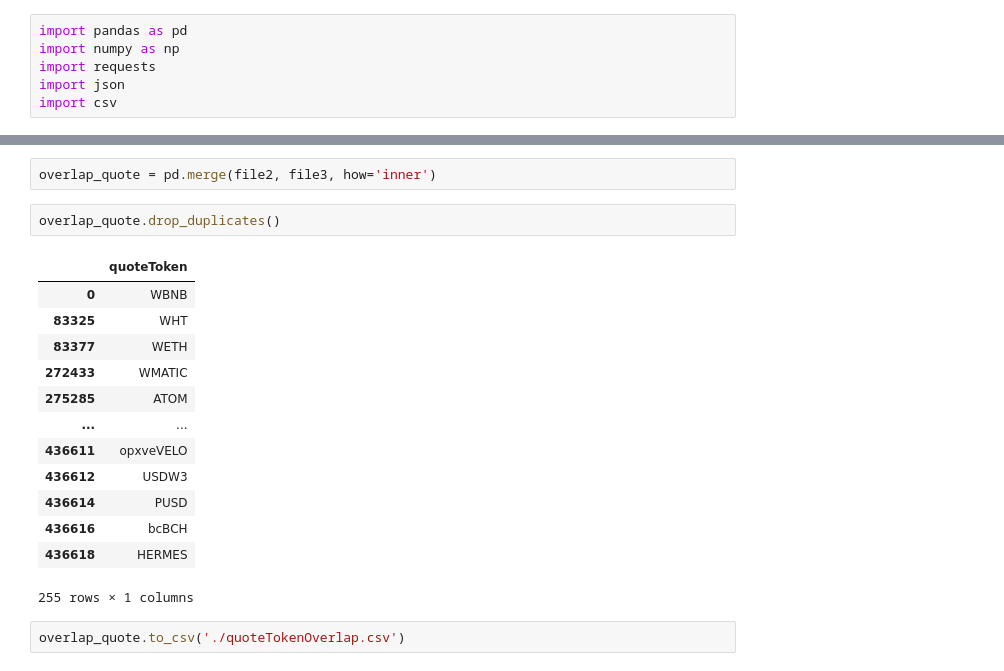
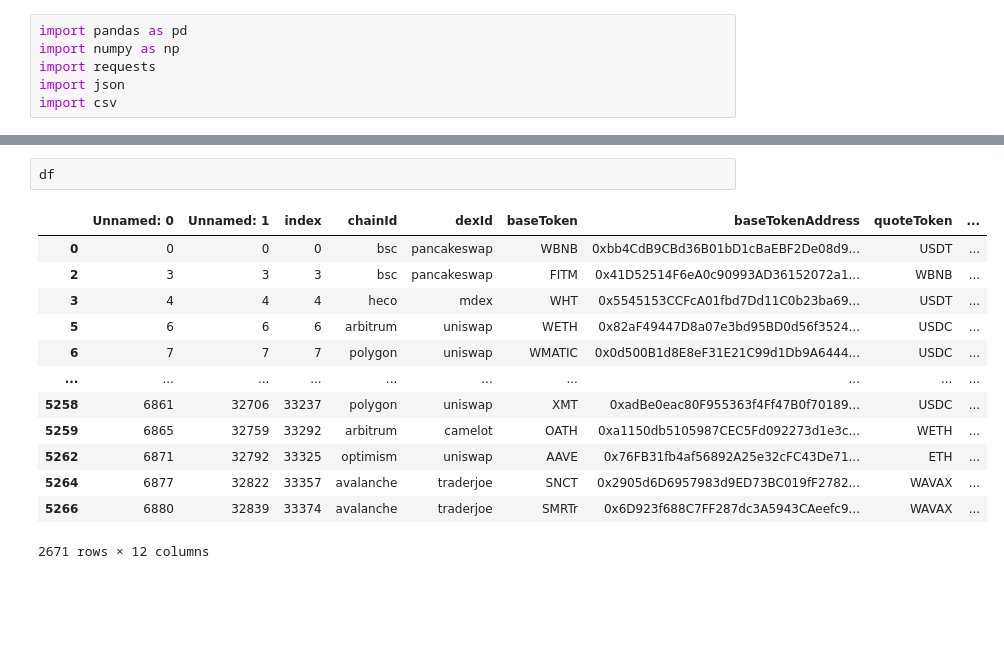
Before and after one commit to Block-Chain-Valley/EXA, a Jupyter notebook: data-preprocess/preprocess.ipynb, the cells around one changed output, grey strips where cells are left out. Cells and saved outputs as stored; diff of their text form; blank space fills up the shorter version.

```diff
--- a/data-preprocess/preprocess.ipynb
+++ b/data-preprocess/preprocess.ipynb
@@ -93,20 +109,16 @@ file2
-# %%
-overlap_quote = pd.merge(file2, file3, how='inner')
-# %%
-overlap_quote.drop_duplicates()
-# %% [output]
-|  | quoteToken |
-| 0 | WBNB |
-| 83325 | WHT |
-| 83377 | WETH |
-| 272433 | WMATIC |
-| 275285 | ATOM |
-| ... | ... |
-| 436611 | opxveVELO |
-| 436612 | USDW3 |
-| 436614 | PUSD |
-| 436616 | bcBCH |
-| 436618 | HERMES |
-255 rows × 1 columns
-# %%
-overlap_quote.to_csv('./quoteTokenOverlap.csv')
+# %%
+df
+# %% [output]
+|  | Unnamed: 0 | Unnamed: 1 | index | chainId | dexId | baseToken | baseTokenAddress | quoteToken | ... |
+| 0 | 0 | 0 | 0 | bsc | pancakeswap | WBNB | 0xbb4CdB9CBd36B01bD1cBaEBF2De08d9... | USDT | ... |
+| 2 | 3 | 3 | 3 | bsc | pancakeswap | FITM | 0x41D52514F6eA0c90993AD36152072a1... | WBNB | ... |
+| 3 | 4 | 4 | 4 | heco | mdex | WHT | 0x5545153CCFcA01fbd7Dd11C0b23ba69... | USDT | ... |
+| 5 | 6 | 6 | 6 | arbitrum | uniswap | WETH | 0x82aF49447D8a07e3bd95BD0d56f3524... | USDC | ... |
+| 6 | 7 | 7 | 7 | polygon | uniswap | WMATIC | 0x0d500B1d8E8eF31E21C99d1Db9A6444... | USDC | ... |
+| ... | ... | ... | ... | ... | ... | ... | ... | ... | ... |
+| 5258 | 6861 | 32706 | 33237 | polygon | uniswap | XMT | 0xadBe0eac80F955363f4Ff47B0f70189... | USDC | ... |
+| 5259 | 6865 | 32759 | 33292 | arbitrum | camelot | OATH | 0xa1150db5105987CEC5Fd092273d1e3c... | WETH | ... |
+| 5262 | 6871 | 32792 | 33325 | optimism | uniswap | AAVE | 0x76FB31fb4af56892A25e32cFC43De71... | ETH | ... |
+| 5264 | 6877 | 32822 | 33357 | avalanche | traderjoe | SNCT | 0x2905d6D6957983d9ED73BC019fF2782... | WAVAX | ... |
+| 5266 | 6880 | 32839 | 33374 | avalanche | traderjoe | SMRTr | 0x6D923f688C7FF287dc3A5943CAeefc9... | WAVAX | ... |
+2671 rows × 12 columns
```
Also changed, not shown: parts of 18 cells of this notebook, 10 other files.
